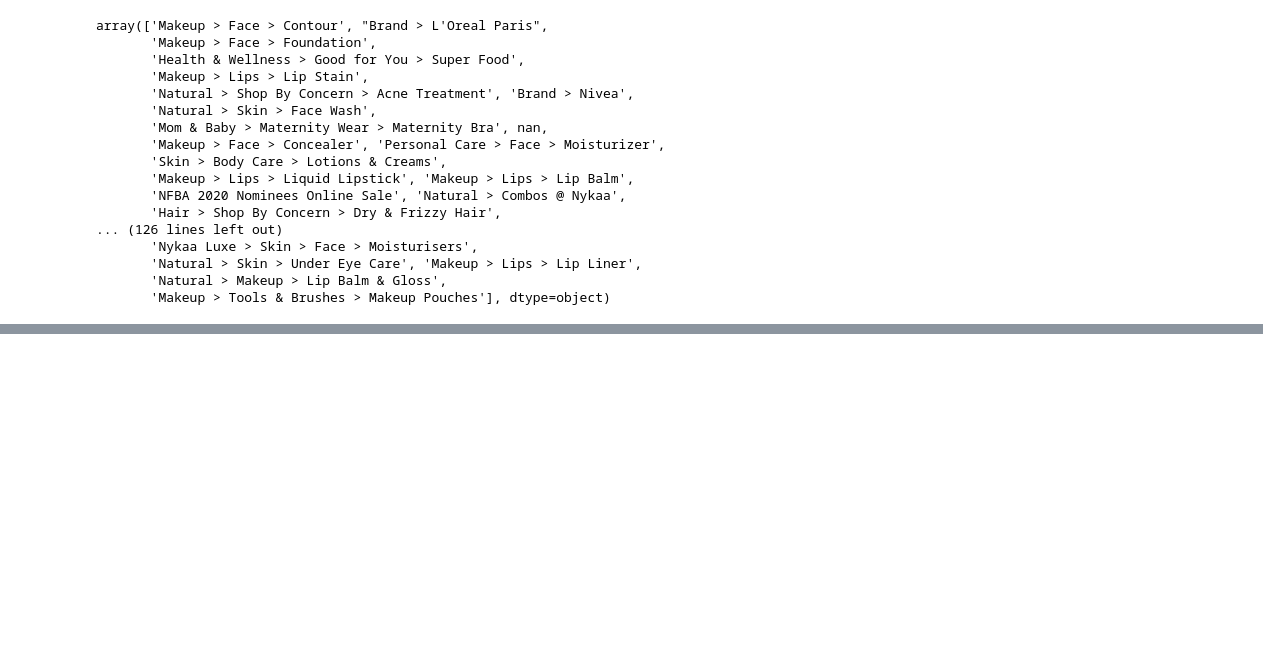
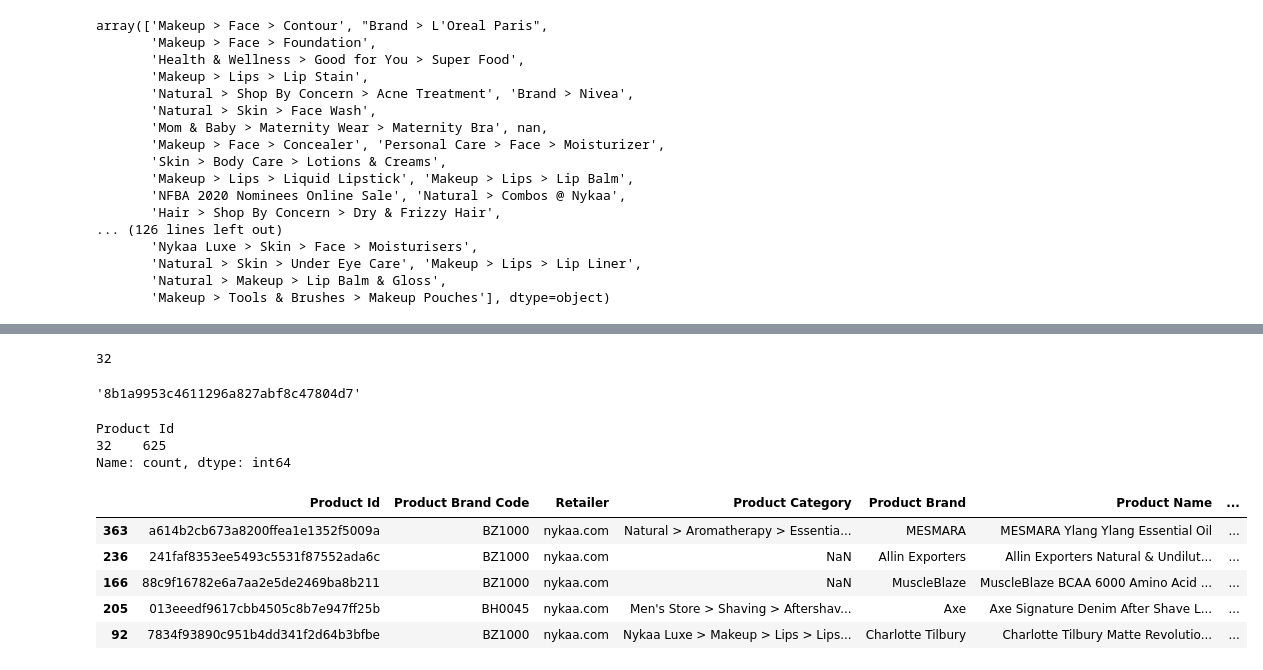
Before and after one commit to Sarvesh-Nalawade/Unthinkable-Cosmetics-Shop, a Jupyter notebook: first.ipynb, the cells around one changed output, grey strips where cells are left out. Drawn from its saved outputs; the diff is of its cells as text; code cells hidden in the pictures; blank space fills up the shorter version.

```diff
--- a/first.ipynb
+++ b/first.ipynb
@@ -62,0 +173,4 @@ array(['Makeup > Face > Contour', "Brand > L'Oreal Paris",
+# %%
+# make df from edited_link_rows and append to df
+df_edited_links = pd.DataFrame(edited_link_rows)
+df_edited_links.sample(2)
@@ -62,0 +181,4 @@ array(['Makeup > Face > Contour', "Brand > L'Oreal Paris",
+# %%
+# append that part in main df again:
+df = pd.concat([df, df_edited_links], ignore_index=True)
+df.shape
@@ -62,0 +191,31 @@ array(['Makeup > Face > Contour', "Brand > L'Oreal Paris",
+# %%
+len('b77f3da33be6e65f6183da6ada8c07ca')
+# %% [output]
+32
+# %%
+import hashlib
+
+def hash_md5(s: str) -> str:
+    """Return MD5 hex digest (32 hex chars)."""
+    return hashlib.md5(s.encode('utf-8')).hexdigest()
+# %%
+hash_md5("Hello")
+# %% [output]
+'8b1a9953c4611296a827abf8c47804d7'
+# %%
+# use lambda to hash all the cols where len of the prod id is not 32, else just str(x)
+df['Product Id'] = df['Product Id'].apply(lambda x: hash_md5(x) if len(x) != 32 else str(x))
+df['Product Id'].str.len().value_counts()
+# %% [output]
+Product Id
+32    625
+Name: count, dtype: int64
+# %%
+df.sample(5)
+# %% [output]
+|  | Product Id | Product Brand Code | Retailer | Product Category | Product Brand | Product Name | ... |
+| 363 | a614b2cb673a8200ffea1e1352f5009a | BZ1000 | nykaa.com | Natural > Aromatherapy > Essentia... | MESMARA | MESMARA Ylang Ylang Essential Oil | ... |
+| 236 | 241faf8353ee5493c5531f87552ada6c | BZ1000 | nykaa.com | NaN | Allin Exporters | Allin Exporters Natural & Undilut... | ... |
+| 166 | 88c9f16782e6a7aa2e5de2469ba8b211 | BZ1000 | nykaa.com | NaN | MuscleBlaze | MuscleBlaze BCAA 6000 Amino Acid ... | ... |
+| 205 | 013eeedf9617cbb4505c8b7e947ff25b | BH0045 | nykaa.com | Men's Store > Shaving > Aftershav... | Axe | Axe Signature Denim After Shave L... | ... |
+| 92 | 7834f93890c951b4dd341f2d64b3bfbe | BZ1000 | nykaa.com | Nykaa Luxe > Makeup > Lips > Lips... | Charlotte Tilbury | Charlotte Tilbury Matte Revolutio... | ... |
```
Also changed, not shown: parts of 25 cells of this notebook, 5 other files.
